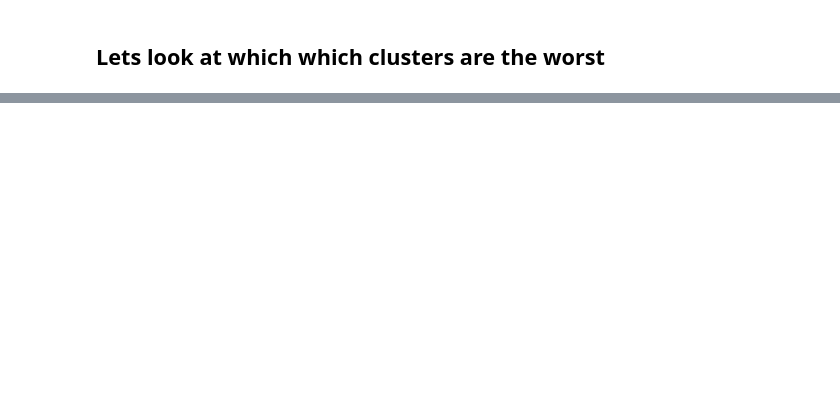
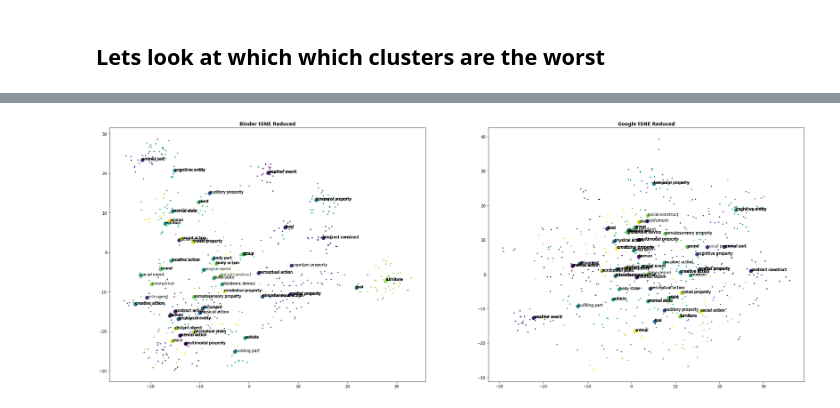
Before and after one commit to smazurchuk/b_lab, a Jupyter notebook: Natural_Cluster_Analysis.ipynb, the cells around one changed output, grey strips where cells are left out. Saved outputs shown, nothing was run; the diff lists cells and outputs as text; code cells hidden in the pictures; blank space fills up the shorter version.

```diff
--- a/Natural_Cluster_Analysis.ipynb
+++ b/Natural_Cluster_Analysis.ipynb
@@ -88,2 +88,39 @@ plt.show()
 # %%
 # np.savez('cDistances', B_cDist=B_cDist, G_cDist = G_cDist)
+# %%
+# Find reduced centroids
+B_centroids = np.zeros((47,2))
+B_cDist = np.zeros((47,))
+for label in range(47):
+    B_centroids[label] = np.mean(B_red[L2==label],axis=0)
+for idx, row in enumerate(G_red):
+    B_cDist[int(L2[idx])] = B_cDist[int(L2[idx])] + np.linalg.norm(row - B_centroids[int(L2[idx])])
+
+G_centroids = np.zeros((47,2))
+G_cDist = np.zeros((47,))
+for label in range(47):
+    G_centroids[label] = np.mean(G_red[L2==label],axis=0)
+for idx, row in enumerate(G_red):
+    G_cDist[int(L2[idx])] = G_cDist[int(L2[idx])] + np.linalg.norm(row - G_centroids[int(L2[idx])])
+# %%
+# Scatter with labels in reduced space
+import pandas as pd
+df = pd.read_excel('data/category_seperation.xlsx', sheet_name='Sheet1')
+# Scatter the two embeddings
+plt.figure(1, figsize=(32,12))
+plt.subplot(121)
+plt.scatter(B_red[:,0], B_red[:,1], s=5, c=L2)
+plt.scatter(B_centroids[:,0],B_centroids[:,1], s=80, c=list(range(47)))
+for i in L2:
+    plt.annotate(df.loc[i].Categories, (B_centroids[int(i),0],B_centroids[int(i),1]))
+plt.title('Binder tSNE Reduced', fontweight='bold')
+plt.subplot(122)
+plt.scatter(G_red[:,0], G_red[:,1], s=5, c=L2)
+plt.scatter(G_centroids[:,0],G_centroids[:,1], s=80, c=list(range(47)))
+for i in L2:
+    plt.annotate(df.loc[i].Categories, (G_centroids[int(i),0],G_centroids[int(i),1]))
+plt.title('Google tSNE Reduced', fontweight='bold')
+plt.show()
+# plt.savefig('labeled_cloud.svg')
+# %% [output]
+[figure, added]
```
Also changed, not shown: parts of 4 cells of this notebook, 3 other files.
